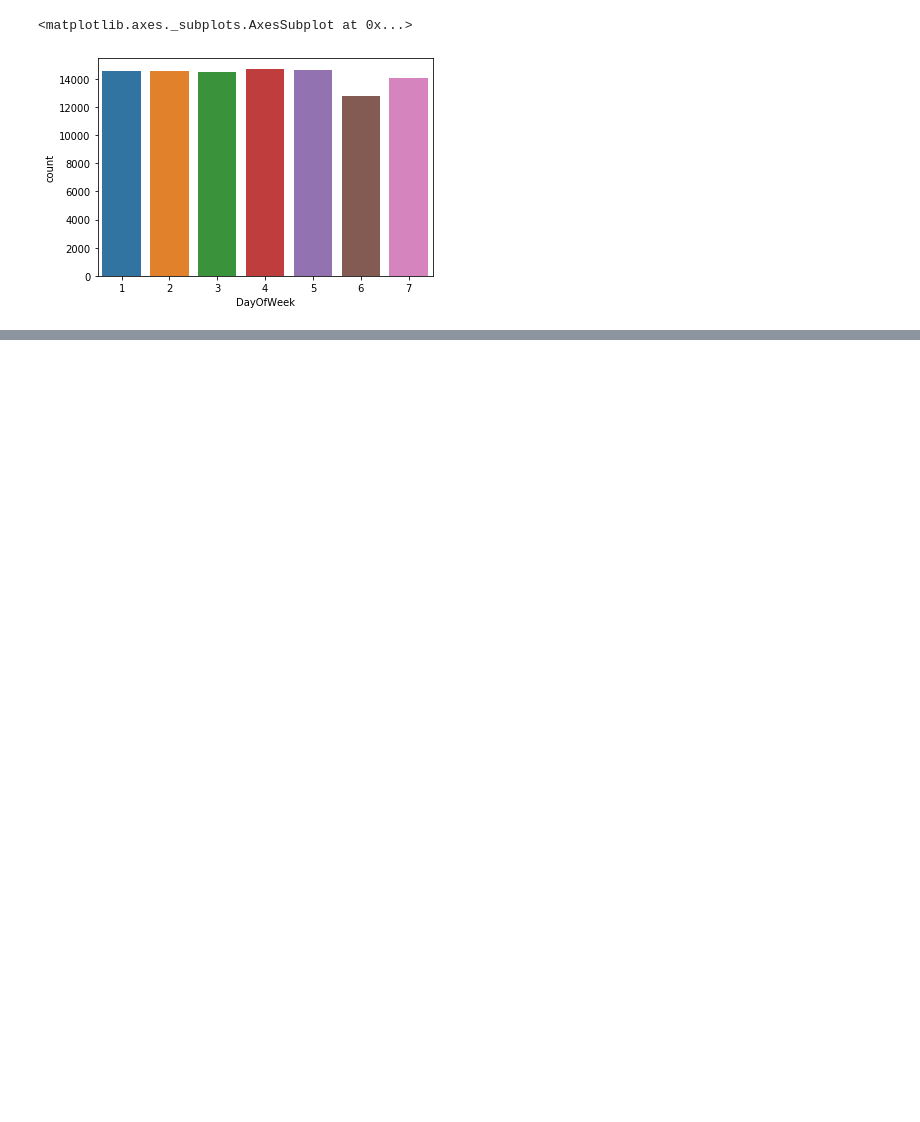
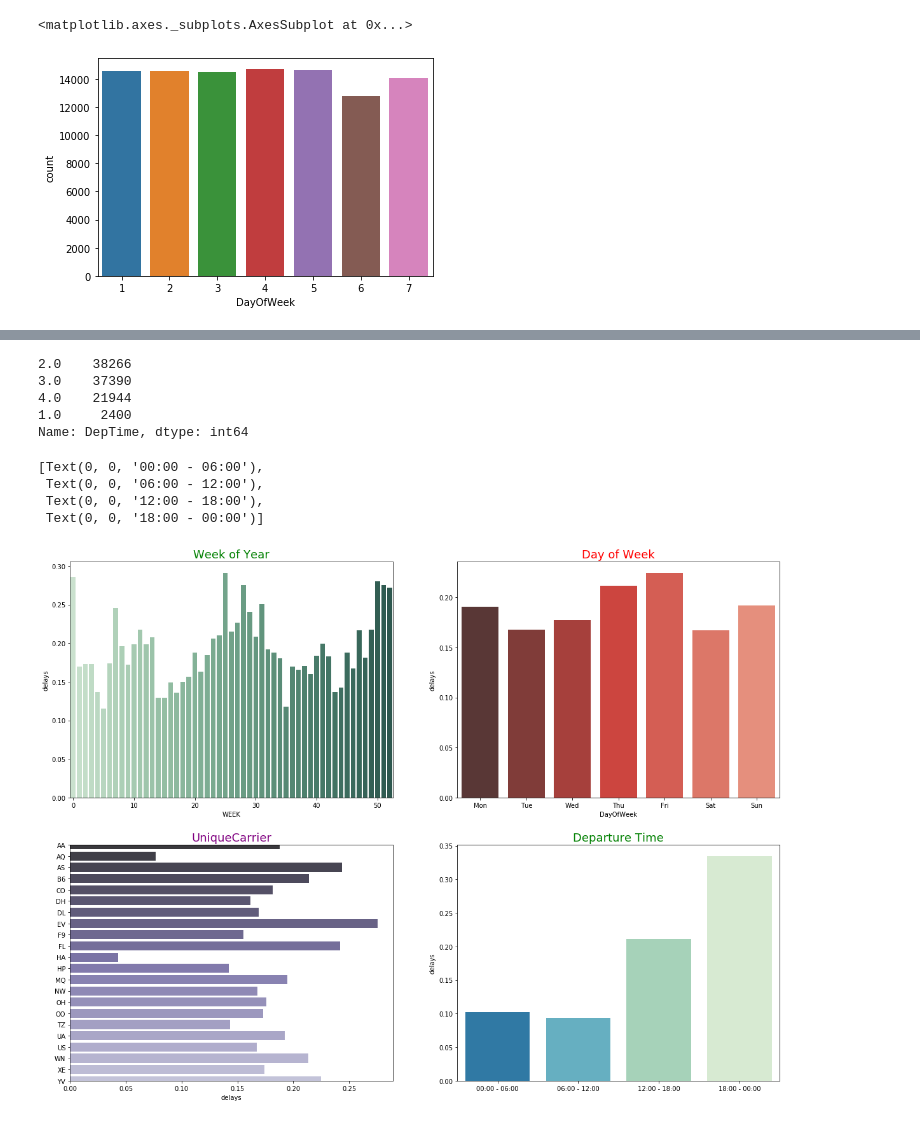
Before and after one commit to killkamad/BigData, a Jupyter notebook: Экзамен/Flight_delay.ipynb, the cells around one changed output, grey strips where cells are left out. Saved outputs shown, nothing was run; the diff lists cells and outputs as text; code cells hidden in the pictures; blank space fills up the shorter version.

```diff
--- a/Экзамен/Flight_delay.ipynb
+++ b/Экзамен/Flight_delay.ipynb
@@ -194,0 +681,7 @@ plt.hist(X)
+# %%
+days_in_month = np.array([31,28,31,30,31,30,31,31,30,31,30,31])
+def day_31_to_365(x):
+    days_365 = days_in_month[:x['Month']-1].sum() + x['DayofMonth']
+    return days_365
+# %%
+df['DayofMonth'] = df.apply(day_31_to_365,axis = 1)
@@ -194,0 +734,2 @@ plt.hist(X)
+# %%
+df['WEEK'] = df['DayofMonth']//7
@@ -194,0 +752,47 @@ plt.hist(X)
+# %%
+Delay_vs_Day_of_Week = pd.DataFrame({'delays' : df.groupby(['DayOfWeek'])['dep_delayed_15min'].mean()}).reset_index()
+Delay_vs_WEEK = pd.DataFrame({'delays' : df.groupby(['WEEK'])['dep_delayed_15min'].mean()}).reset_index()
+Delay_vs_AIRLINE = pd.DataFrame({'delays' : df.groupby(['UniqueCarrier'])['dep_delayed_15min'].mean()})#.reset_index()
+Delay_vs_SCHEDULED_DEPARTURE = pd.DataFrame({'delays' : df.groupby(['DepTime'])['dep_delayed_15min'].mean()}).reset_index()
+
+#Delay_vs_Day_of_Week.plot(x='DAY_OF_WEEK', y='delays')
+#Delay_vs_Day_of_Week['delays'].hist(hold=None)
+# %%
+df['DepTime'].value_counts()
+# %% [output]
+2.0    38266
+3.0    37390
+4.0    21944
+1.0     2400
+Name: DepTime, dtype: int64
+# %%
+fig = plt.figure(figsize=(20, 15))
+
+sub1 = fig.add_subplot(221) # instead of plt.subplot(2, 2, 1)
+sub1.set_title('Week of Year', fontsize=18, color="green")
+sns.barplot(x="WEEK", y="delays", data=Delay_vs_WEEK, palette="ch:2.5,-.2,dark=.3", ax = sub1)
+sub1.set_xticks(list(range(0,52,10)))
+sub1.set_xticklabels(list(range(0,52,10)))
+
+sub2 = fig.add_subplot(222)
+sub2.set_title('Day of Week', fontsize=18, color="red")
+sns.barplot(x="DayOfWeek", y="delays", data=Delay_vs_Day_of_Week, palette="Reds_d", ax = sub2)
+sub2.set_xticklabels(['Mon','Tue','Wed','Thu','Fri','Sat','Sun'])
+
+sub3 = fig.add_subplot(223)
+sub3.set_title('UniqueCarrier', fontsize=18, color="purple")
+sns.barplot(y = list(range(len(Delay_vs_AIRLINE))), x=Delay_vs_AIRLINE['delays'], palette="Purples_d", ax = sub3, orient="h")
+sub3.set_yticks(range(len(Delay_vs_AIRLINE)))
+sub3.set_yticklabels(Delay_vs_AIRLINE.index)
+
+sub4 = fig.add_subplot(224)
+sns.barplot(x = list(range(len(Delay_vs_SCHEDULED_DEPARTURE))), y=Delay_vs_SCHEDULED_DEPARTURE['delays'], palette="GnBu_r", ax = sub4)
+sub4.set_title('Departure Time', fontsize=18, color="green")
+sub4.set_xticks([0, 1, 2, 3])
+sub4.set_xticklabels(['00:00 - 06:00','06:00 - 12:00','12:00 - 18:00','18:00 - 00:00'])
+# %% [output]
+[Text(0, 0, '00:00 - 06:00'),
+ Text(0, 0, '06:00 - 12:00'),
+ Text(0, 0, '12:00 - 18:00'),
+ Text(0, 0, '18:00 - 00:00')]
+[figure, added]
```
Also changed, not shown: parts of 40 cells of this notebook, 1 other file.
